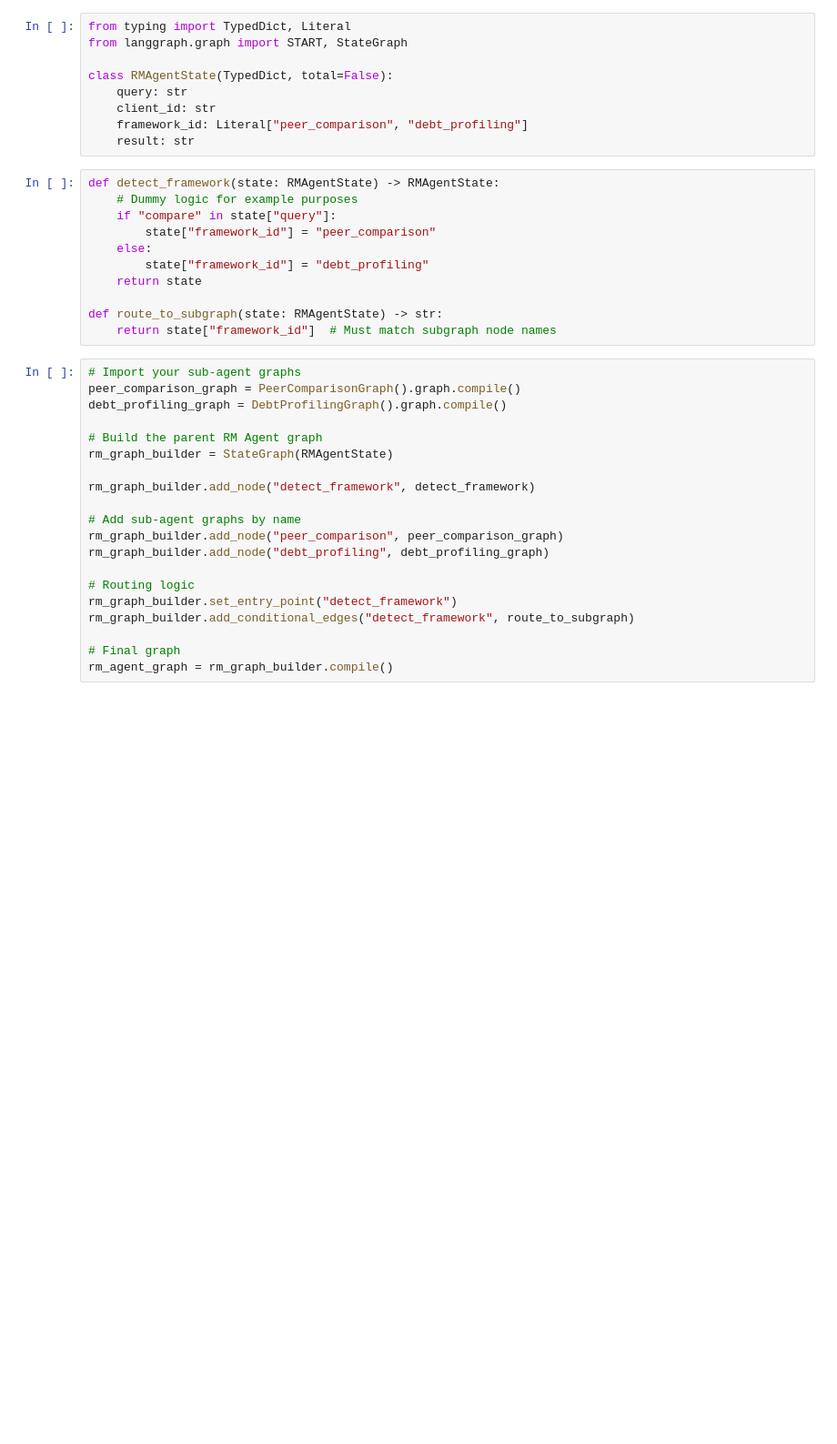
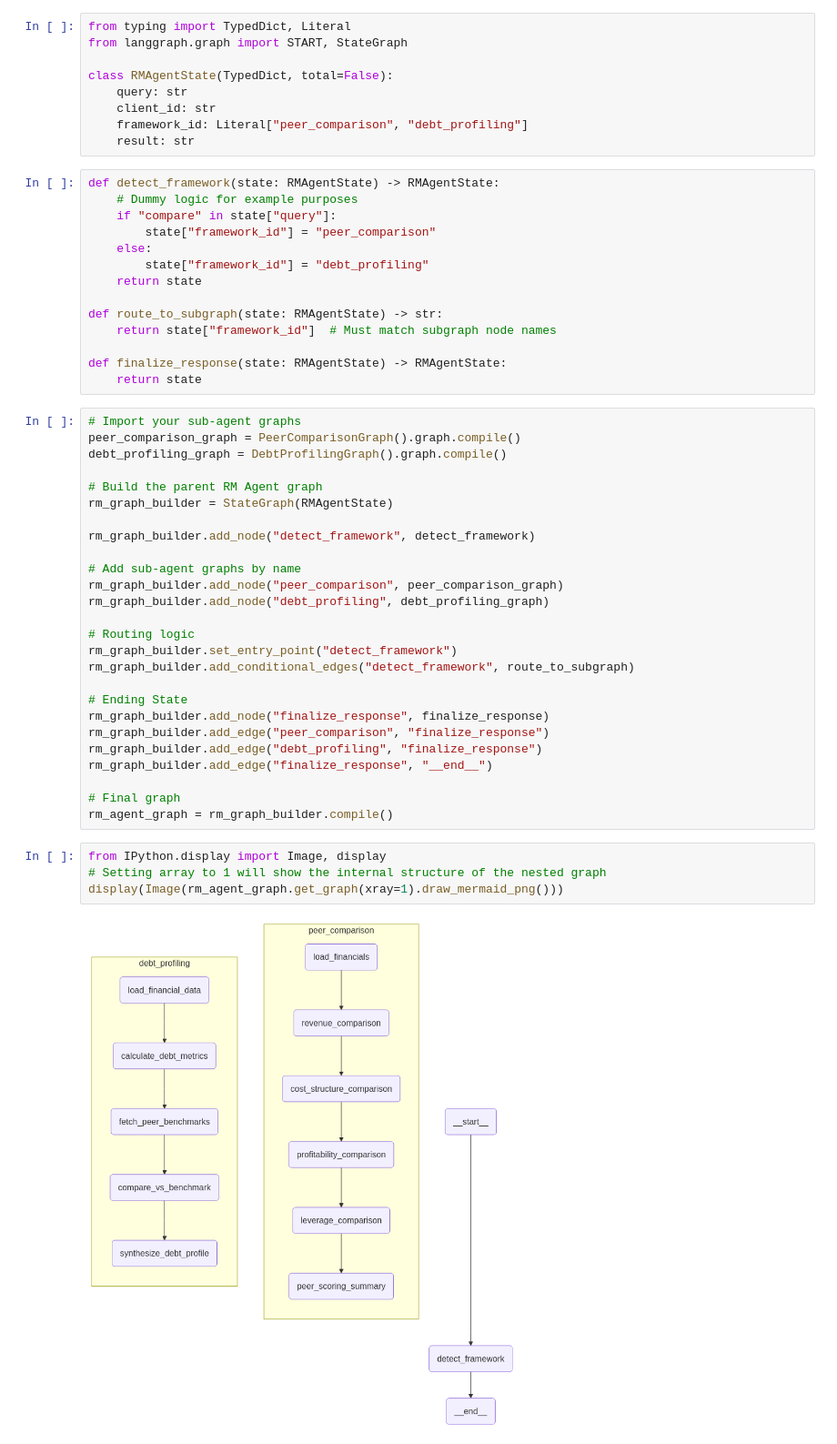
Before and after one commit to 2gauravc/maxit_sales_bot, a Jupyter notebook: notebooks/lang-subgraph.ipynb, the cells around one changed output. Shown at 91% size. Cells and saved outputs as stored; diff of their text form; blank space fills up the shorter version.

Commit message:
added end node to graph

```diff
--- a/notebooks/lang-subgraph.ipynb
+++ b/notebooks/lang-subgraph.ipynb
@@ -193,6 +193,9 @@ def detect_framework(state: RMAgentState) -> RMAgentState:
 
 def route_to_subgraph(state: RMAgentState) -> str:
     return state["framework_id"]  # Must match subgraph node names
+
+def finalize_response(state: RMAgentState) -> RMAgentState:
+    return state
 # %%
 # Import your sub-agent graphs
 peer_comparison_graph = PeerComparisonGraph().graph.compile()
@@ -211,7 +214,19 @@ rm_graph_builder.add_node("debt_profiling", debt_profiling_graph)
 rm_graph_builder.set_entry_point("detect_framework")
 rm_graph_builder.add_conditional_edges("detect_framework", route_to_subgraph)
 
+# Ending State
+rm_graph_builder.add_node("finalize_response", finalize_response)
+rm_graph_builder.add_edge("peer_comparison", "finalize_response")
+rm_graph_builder.add_edge("debt_profiling", "finalize_response")
+rm_graph_builder.add_edge("finalize_response", "__end__")
+
 # Final graph
 rm_agent_graph = rm_graph_builder.compile()
+# %%
+from IPython.display import Image, display
+# Setting array to 1 will show the internal structure of the nested graph
+display(Image(rm_agent_graph.get_graph(xray=1).draw_mermaid_png()))
+# %% [output]
+[figure, added]
 # %%
 initial_state = {
```
Also changed, not shown: parts of 1 cell of this notebook.
